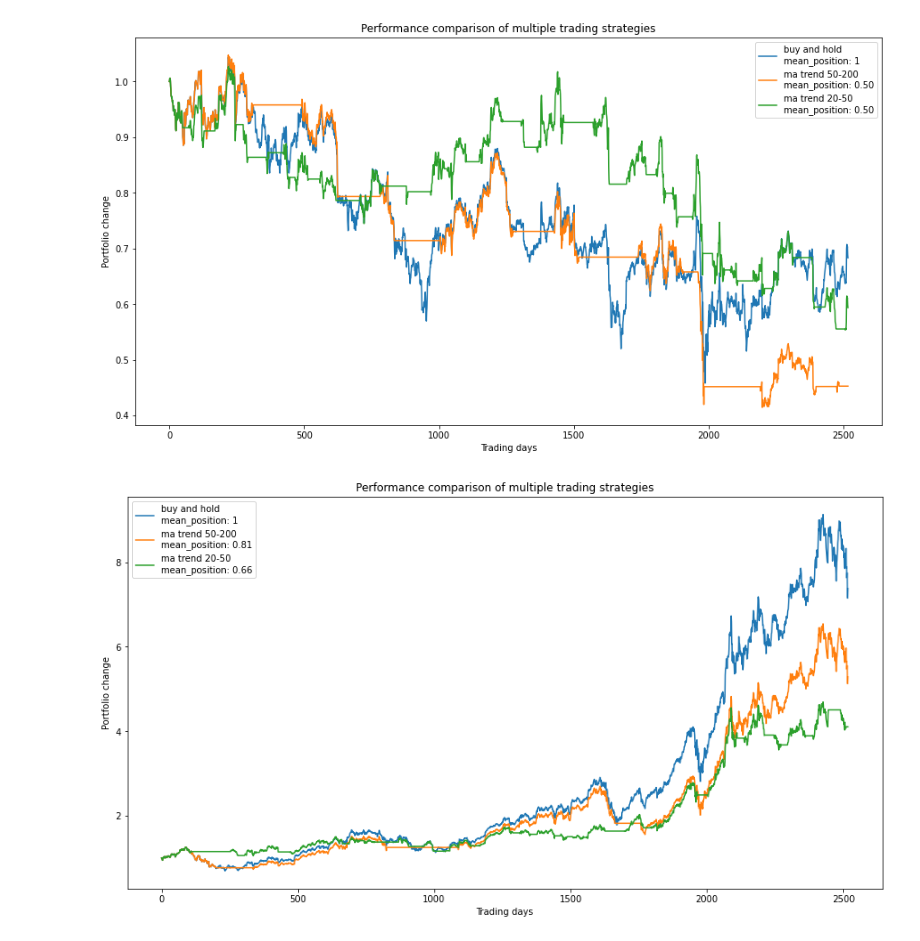
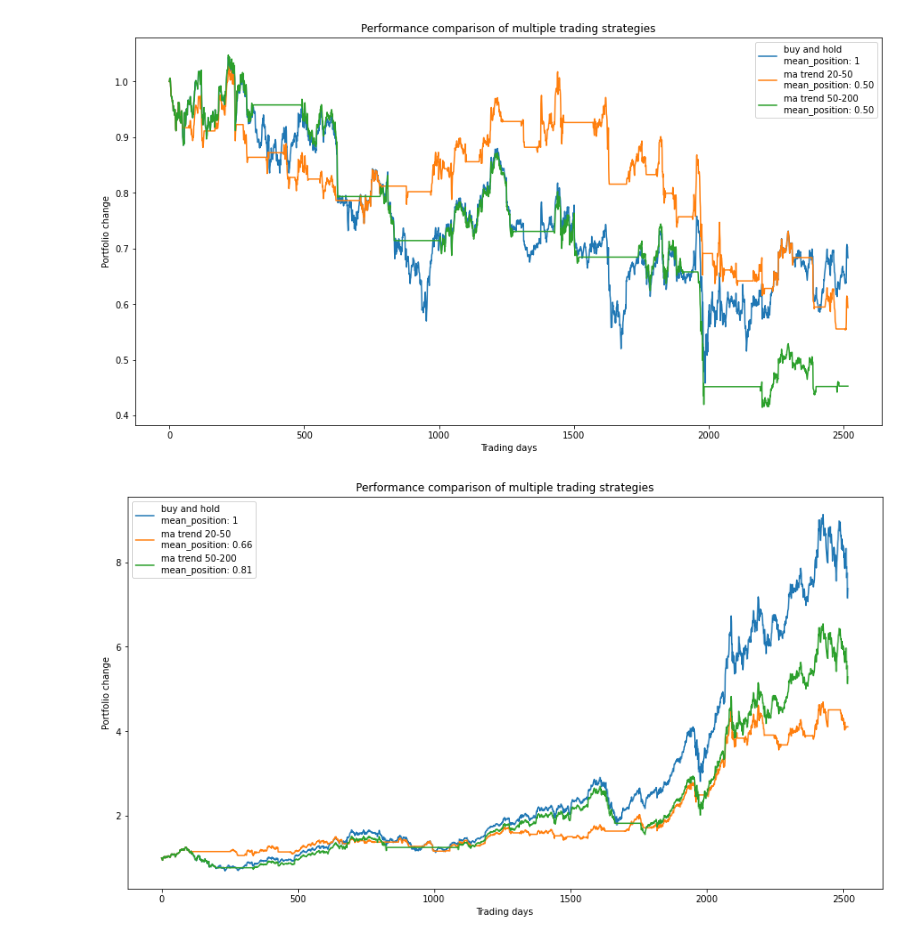
Before and after one commit to tobsel7/price-indicators, a Jupyter notebook: analysis/simulations/individual_stock_strategies.ipynb, the cells around one changed output. Saved outputs shown, nothing was run; the diff lists cells and outputs as text; code cells hidden in the pictures.

```diff
--- a/analysis/simulations/individual_stock_strategies.ipynb
+++ b/analysis/simulations/individual_stock_strategies.ipynb
@@ -78,4 +93,4 @@ def mixed_speculator(stock):
 # %%
 # define the trend follower strategy
-def _trend_follower(stock, trend):
+def trend_follower(stock, trend):
     return np.clip(np.where(np.isnan(stock[trend]), 1, stock[trend]), 0, 1)
@@ -140,34 +97,12 @@ plot_performance(performances)
-# %%
-# calculate the performance of all the strategies
-trend50_200_strategy, trend50_200_performance = simulate_performance(value_stock, trend50_200)
-trend50_200_strategy_mean = np.mean(trend50_200_strategy)
-
-trend20_50_strategy, trend20_50_performance = simulate_performance(value_stock, trend20_50)
-trend20_50_strategy_mean = np.mean(trend20_50_strategy)
-
-performances = {
-    "buy and hold\nmean_position: {}".format(1): value_stock["current_price"],
-    "ma trend 50-200 \nmean_position: {:.2f}".format(trend50_200_strategy_mean): trend50_200_performance,
-    "ma trend 20-50 \nmean_position: {:.2f}".format(trend20_50_strategy_mean): trend20_50_performance
-}
-
-plot_performance(performances)
-# %% [output]
-[figure, removed]
-# %%
-# calculate the performance of all the strategies
-trend50_200_strategy, trend50_200_performance = simulate_performance(growth_stock, trend50_200)
-trend50_200_strategy_mean = np.mean(trend50_200_strategy)
-
-trend20_50_strategy, trend20_50_performance = simulate_performance(growth_stock, trend20_50)
-trend20_50_strategy_mean = np.mean(trend20_50_strategy)
-
-performances = {
-    "buy and hold\nmean_position: {}".format(1): growth_stock["current_price"],
-    "ma trend 50-200 \nmean_position: {:.2f}".format(trend50_200_strategy_mean): trend50_200_performance,
-    "ma trend 20-50 \nmean_position: {:.2f}".format(trend20_50_strategy_mean): trend20_50_performance
-}
-
-plot_performance(performances)
-# %% [output]
-[figure, removed]
+# %%
+trend_follower_strategies = {
+    "ma trend 20-50" : lambda stock: trend_follower(stock, "ma_trend20_50"),
+    #"ma trend 50-100" : lambda stock: trend_follower(stock, "ma_trend50_100"),
+    "ma trend 50-200" : lambda stock: trend_follower(stock, "ma_trend50_200")
+}
+# %%
+compare_strategies(value_stock, trend_follower_strategies)
+compare_strategies(growth_stock, trend_follower_strategies)
+# %% [output]
+[figure, added]
+[figure, added]
```
Also changed, not shown: parts of 11 cells of this notebook, 5 other files.
